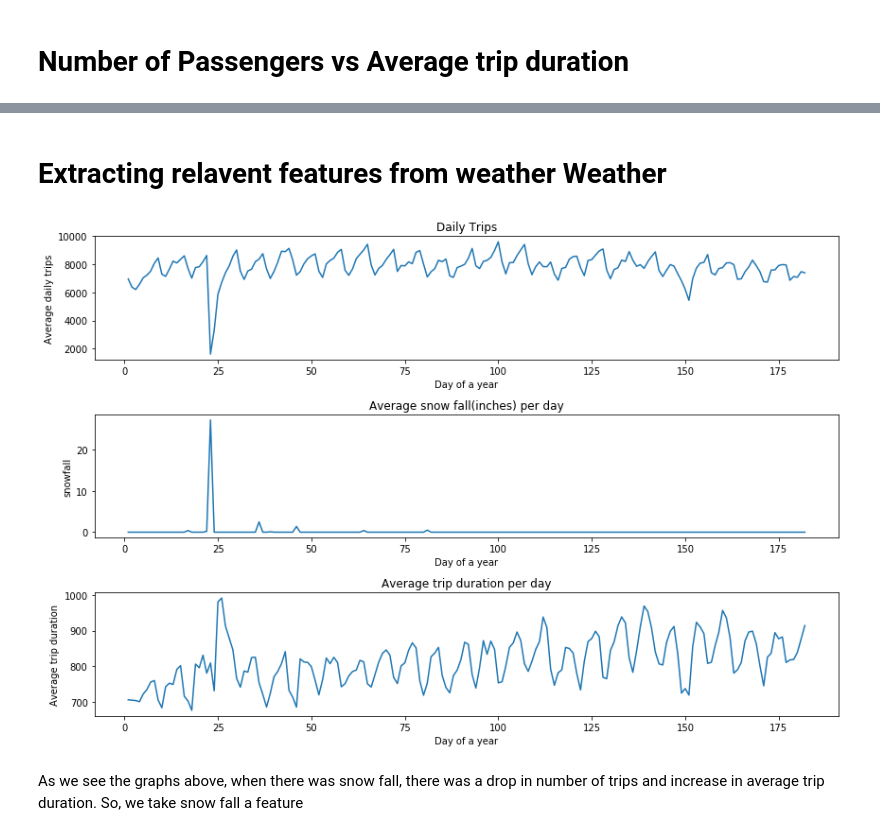
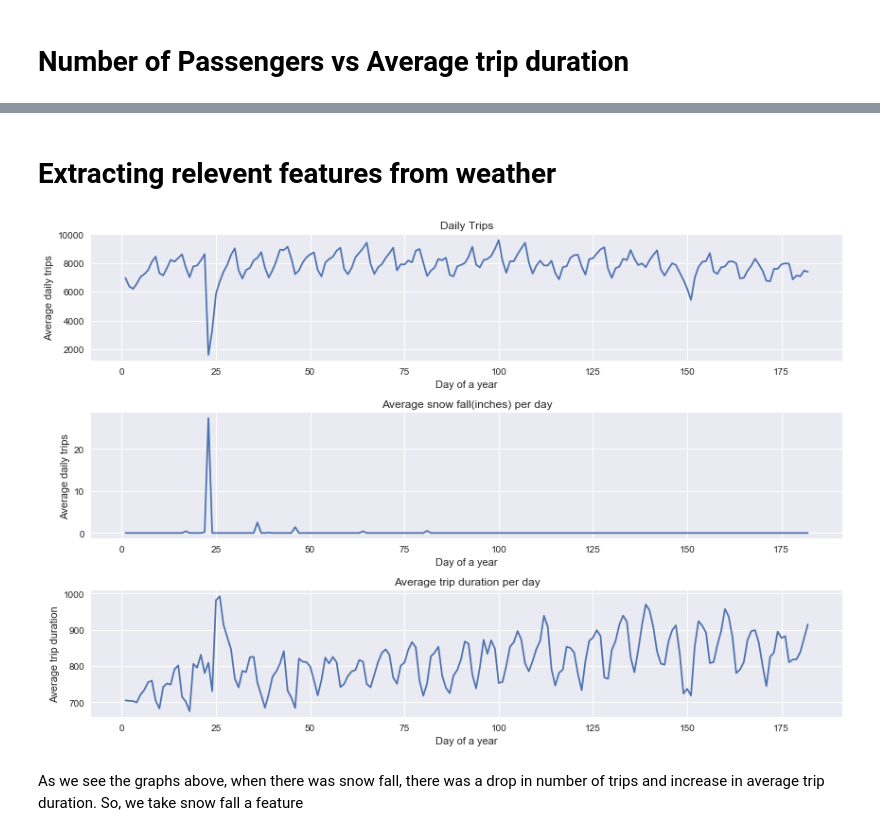
Before and after one commit to nilabhsinha7/Project-Code-Fall-2017, a Jupyter notebook: NYC.ipynb, the cells around one changed output, grey strips where cells are left out. Saved outputs shown, nothing was run; the diff lists cells and outputs as text; code cells hidden in the pictures.

```diff
--- a/NYC.ipynb
+++ b/NYC.ipynb
@@ -25,10 +25,10 @@ from sklearn import metrics
 from math import radians, cos, sin, asin, sqrt
 # %%
 #reading train.csv file#
-dftrain = pd.read_csv('train.csv', index_col=False)
+dftrain = pd.read_csv('/Users/sidkapoor/Desktop/Pythonproject NYC/Vishnu/train.csv', index_col=False)
 # %%
 #reading climate data file
-weather = pd.read_csv('weather.csv', index_col=False)
+weather = pd.read_csv('/Users/sidkapoor/Desktop/Pythonproject NYC/Vishnu/weather.csv', index_col=False)
 # %%
 #for data shape
 dftrain.shape
@@ -265,36 +308,36 @@ As there is no much effect of number of passengers on trip duration, we are not
 # %% [markdown]
-# Extracting relavent features from weather Weather
+# Extracting relevent features from weather
 # %%
 #Weather data comarison
 fig, ax = plt.subplots(nrows=2,ncols=2, figsize=(12, 8))
 
 figure=plt.subplot(311)
 table=dftrain.groupby('yday').agg({'id':'count'})
 plt.plot(table)
 plt.xlabel('Day of a year')
 plt.ylabel('Average daily trips')
 plt.title('Daily Trips')
 pass
 
 figure=plt.subplot(312)
 data=dftrain.groupby('yday').agg({'snow fall':'mean'})
 plt.xlabel('Day of a year')
-plt.ylabel('snowfall')
+plt.ylabel('Average daily trips')
 plt.title('Average snow fall(inches) per day')
 plt.plot(data)
 pass
 
 figure=plt.subplot(313)
 data=dftrain.groupby('yday').agg({'trip_duration':'mean'})
 plt.xlabel('Day of a year')
 plt.ylabel('Average trip duration')
 plt.title('Average trip duration per day')
 plt.plot(data)
 pass
 
 fig.tight_layout()
 # %% [output]
-[figure, old version]
+[figure, new version]
 # %% [markdown]
 As we see the graphs above, when there was snow fall, there was a drop in number of trips and increase in average trip duration. So, we take snow fall a feature
 # %%
```
Also changed, not shown: parts of 95 cells of this notebook.
